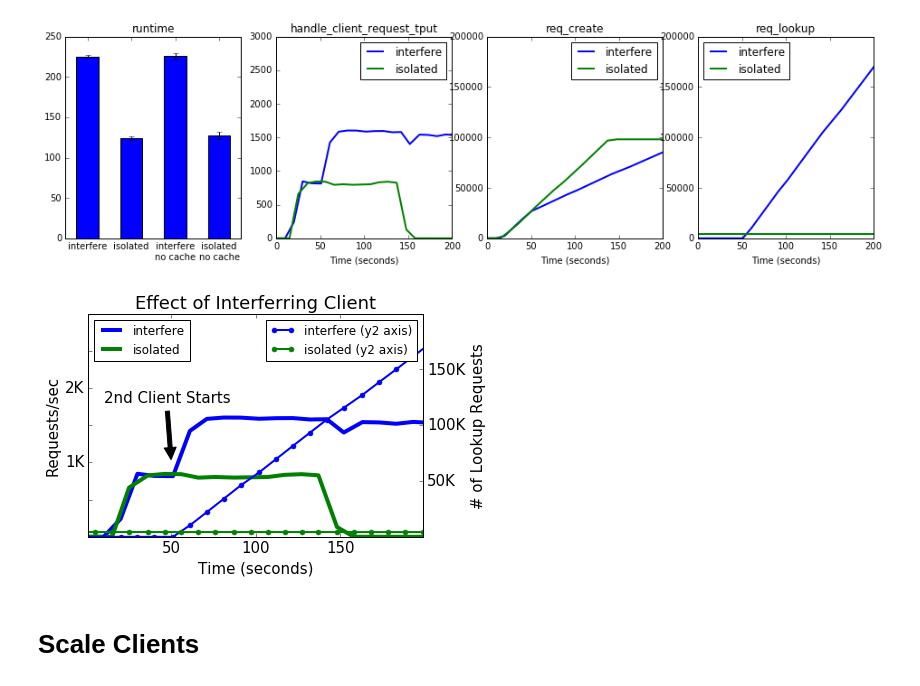
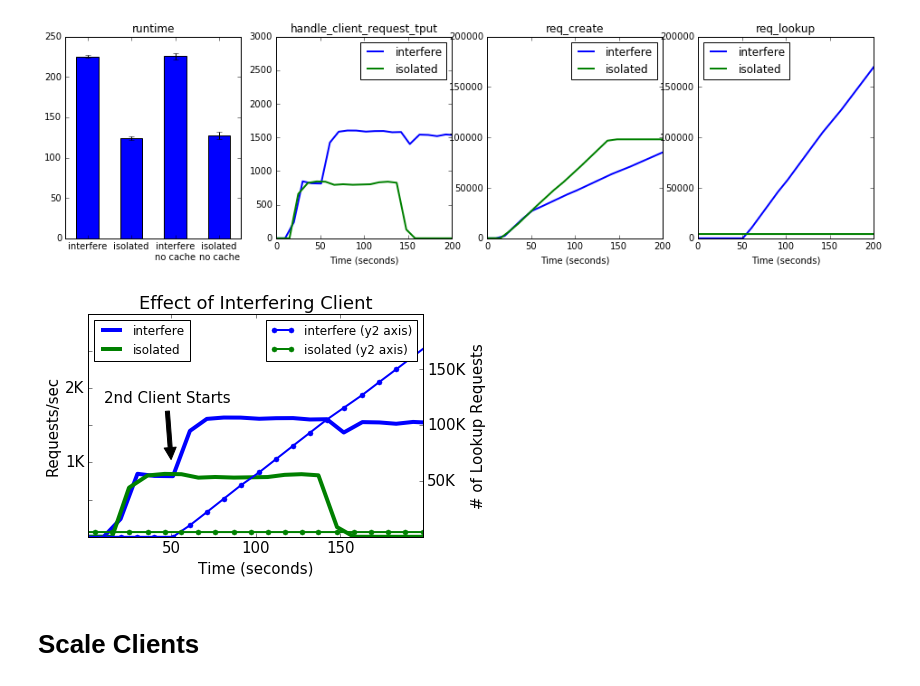
Before and after one commit to michaelsevilla/anonymous-popper, a Jupyter notebook: viz-consistency.ipynb, the cells around one changed output. Saved outputs shown, nothing was run; the diff lists cells and outputs as text; code cells hidden in the pictures.

```diff
--- a/viz-consistency.ipynb
+++ b/viz-consistency.ipynb
@@ -111,7 +111,7 @@ df1['x'] = df['x'] - 300
 df1['handle_client_request_tput'] = df1['handle_client_request_tput'] - 0
 df1.plot(ax=ax, x='x', y='handle_client_request_tput', lw=4, label='isolated')
 ax.set_yticklabels(['', '', '1K', '', '2K', '', ''])
-ax.set_title('Effect of Interferring Client')
+ax.set_title('Effect of Interfering Client')
 ax.set_xlabel('Time (seconds)')
 ax.set_ylabel('Requests/sec')
 ax.set_ylim(0, 3000)
@@ -121,34 +121,34 @@ ax2 = ax.twinx()
 ("req_lookup", 3, 300, 210000)
 df = pd.read_csv(s + 'req_lookup.wsp.out', skiprows=13, names=["index", "time", 'req_lookup'])
 df = df[df['time'] != 0]                  # filter out null timestamps
 shft = df['index'].iloc[0]                # shift timestamps to 0
 df['x'] = df['time'] - init - shft        # specify values for x axis
 df.plot(ax=ax2, x='x', y='req_lookup', marker='.', ms=10, lw=2, label='interfere (y2 axis)')
 
 df1 = df
 df1['x'] = df['x'] - 300
 df1['req_lookup'] = df1['req_lookup'] - 210000
 df1.plot(ax=ax2, x='x', y='req_lookup', marker='.', ms=10, lw=2, label='isolated (y2 axis)')
 
 ax2.legend(loc='upper right', fontsize=12)
 ax2.set_ylabel('# of Lookup Requests')
 ax2.set_xlim(1, 199)
 ax2.set_ylim(1, 200000)
 vals = ax2.get_yticks()
 ax2.set_yticklabels(['{:3.0f}K'.format(x/1000) for x in vals])
 ax2.set_yticklabels(['', '50K', '100K', '150K', ''])
 
 
 # add arrow
 ax.annotate('2nd Client Starts', fontsize=15, xy=(50, 1000), xytext=(10, 1800),
             arrowprops=dict(facecolor='black', shrink=0.05),
             horizontalalignment='middle',
             )
 font = {'size'   : 15}
 matplotlib.rc('font', **font)
 fig.savefig('paper/graphs/behavior-interfere.png', bbox_inches='tight', dpi=400)
 # %% [output]
-[figure, old version]
+[figure, new version]
 # %% [markdown]
 # Scale Clients
 # %%
```
Also changed, not shown: parts of 1 cell of this notebook, 8 other files.
